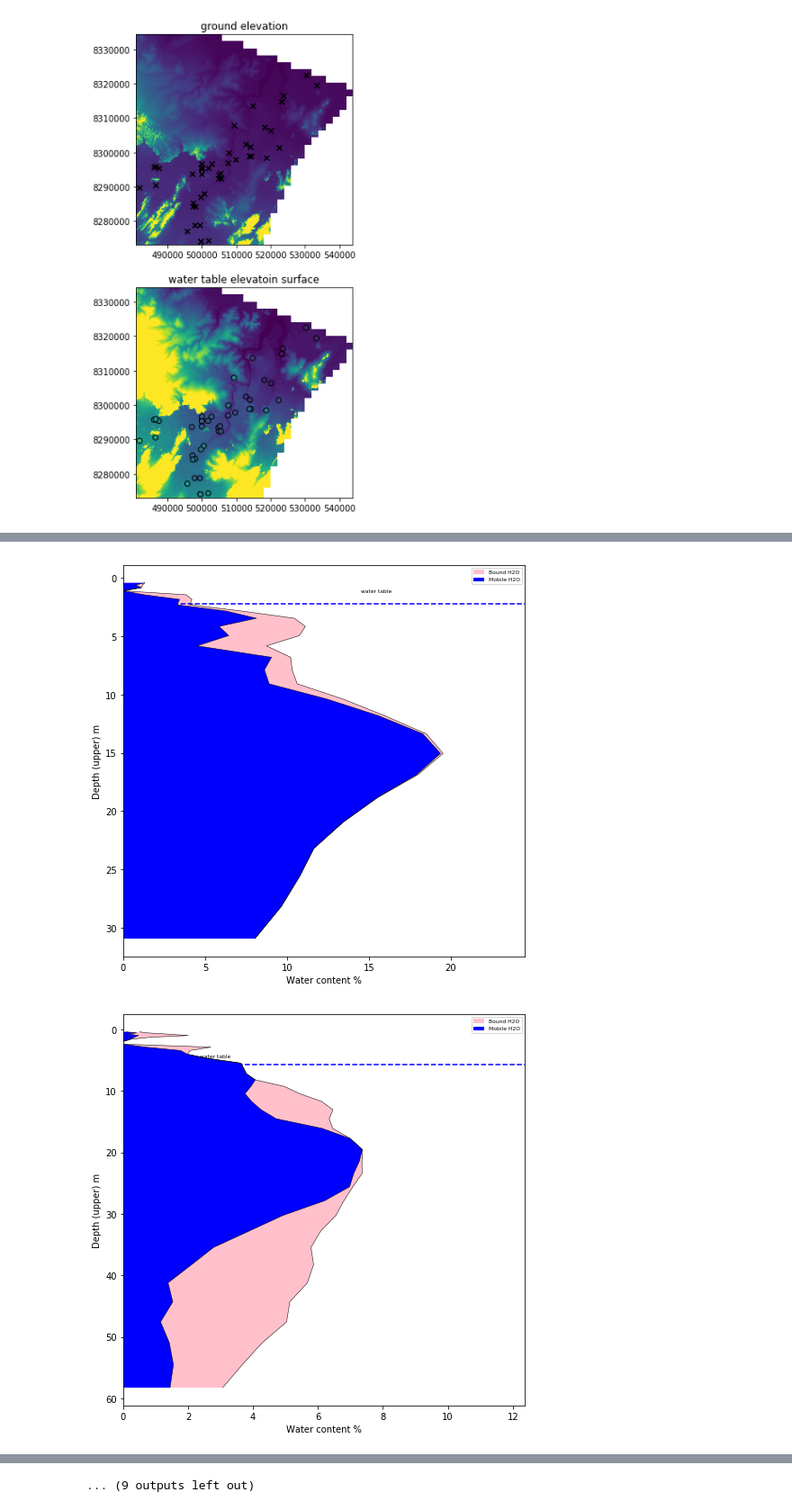
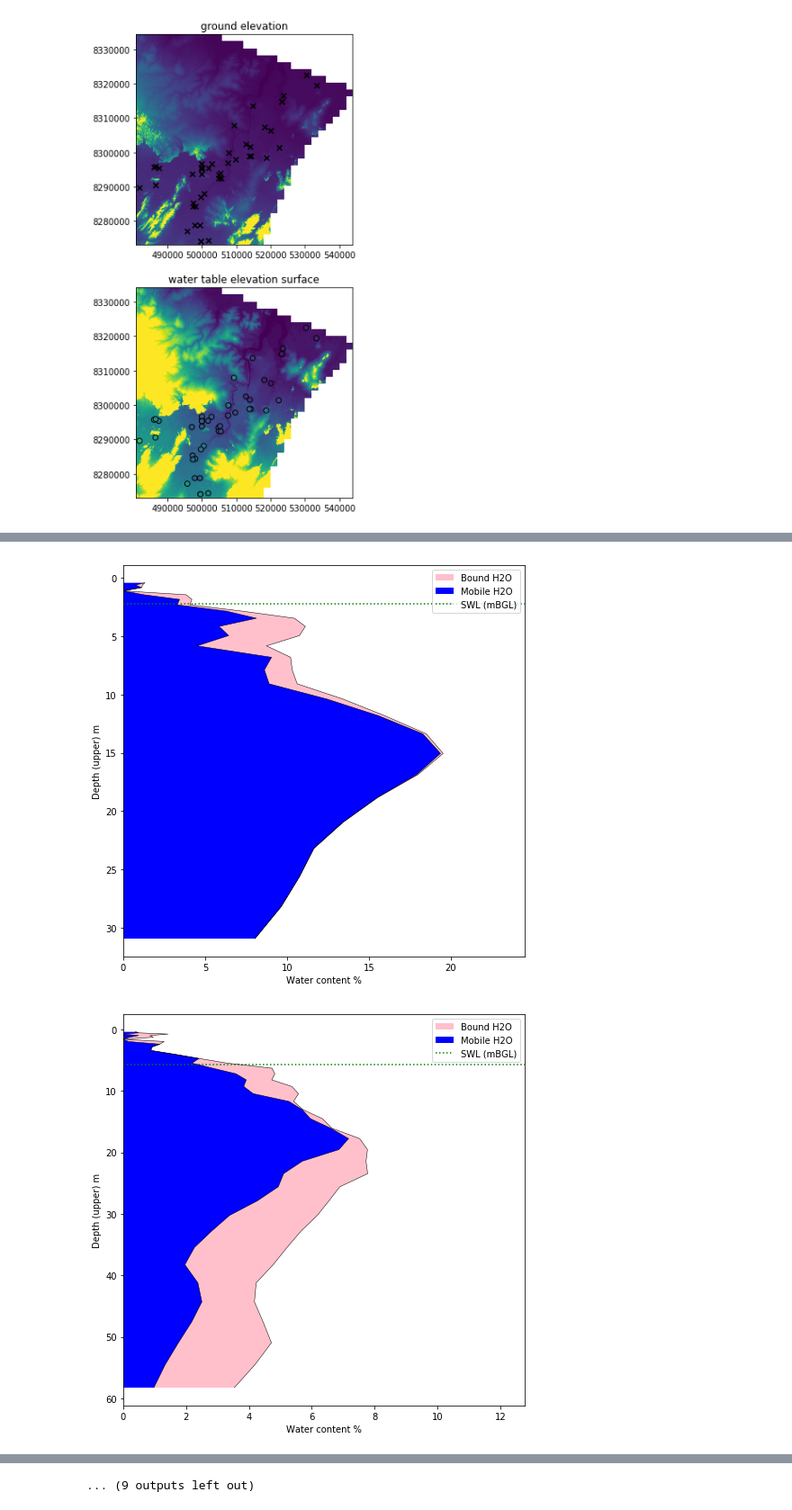
Before and after one commit to GeoscienceAustralia/hydrogeol_utils, a Jupyter notebook: notebooks/EastKimberley_water_table_mapping.ipynb, the cells around one changed output, grey strips where cells are left out. Shown at 90% size. Cells and saved outputs as stored; diff of their text form; code cells hidden in the pictures.

```diff
--- a/notebooks/EastKimberley_water_table_mapping.ipynb
+++ b/notebooks/EastKimberley_water_table_mapping.ipynb
@@ -671,7 +690,7 @@ df_acquisitions = pd.read_sql_query(query, connection, index_col = 'acquisition_
 
 
 df_acquisitions = df_acquisitions.loc[SNMR_utils.choose_snmr_site_acquisition(df_acquisitions,
-                                 pulse_sequence_criteria = 'FID',
+                                 pulse_sequence_criteria = ['FID'],
                                  pulse_length_criteria="min")]
 # %%
 # Now extract the SNMR inversions
@@ -729,16 +789,24 @@ for index, row in df_swl_subset.iterrows():
     fig, ax = plt.subplots(1,1,figsize = (8,8))
 
     # Add standing water level
-    swl_depth = row['Depth']
+    swl_depth = row['SWL_depth']
 
     field_id = df_acquisitions[df_acquisitions['site_id'] == site_id]['Field_ID'].values[0]
 
     SNMR_utils.plot_profile(ax, SNMR_inversion, doi = None,
-                           plot_mobile_water=True, water_table_depth = swl_depth)
+                           plot_mobile_water=True)
+    # REverse the axis so the gorund is up
+    plt.gca().invert_yaxis()
+
+    # Plot the water table as a line
+
+    ax.hlines(swl_depth, ax.get_xlim()[0], ax.get_xlim()[1],
+                  color='green', linestyles='dotted', label = 'SWL (mBGL)')
+
+    ax.legend()
 
 
     fname = row['Borehole_name'] + '_' + field_id + "_comparison_plot.png"
 
-
     plt.savefig(os.path.join(outdir, fname))
 # %% [output]
@@ -749,2 +817,2 @@ for index, row in df_swl_subset.iterrows():
-[figure, old version]
+[figure, new version]
-[figure, old version]
+[figure, new version]
```
Also changed, not shown: parts of 27 cells of this notebook, 4 other files.
